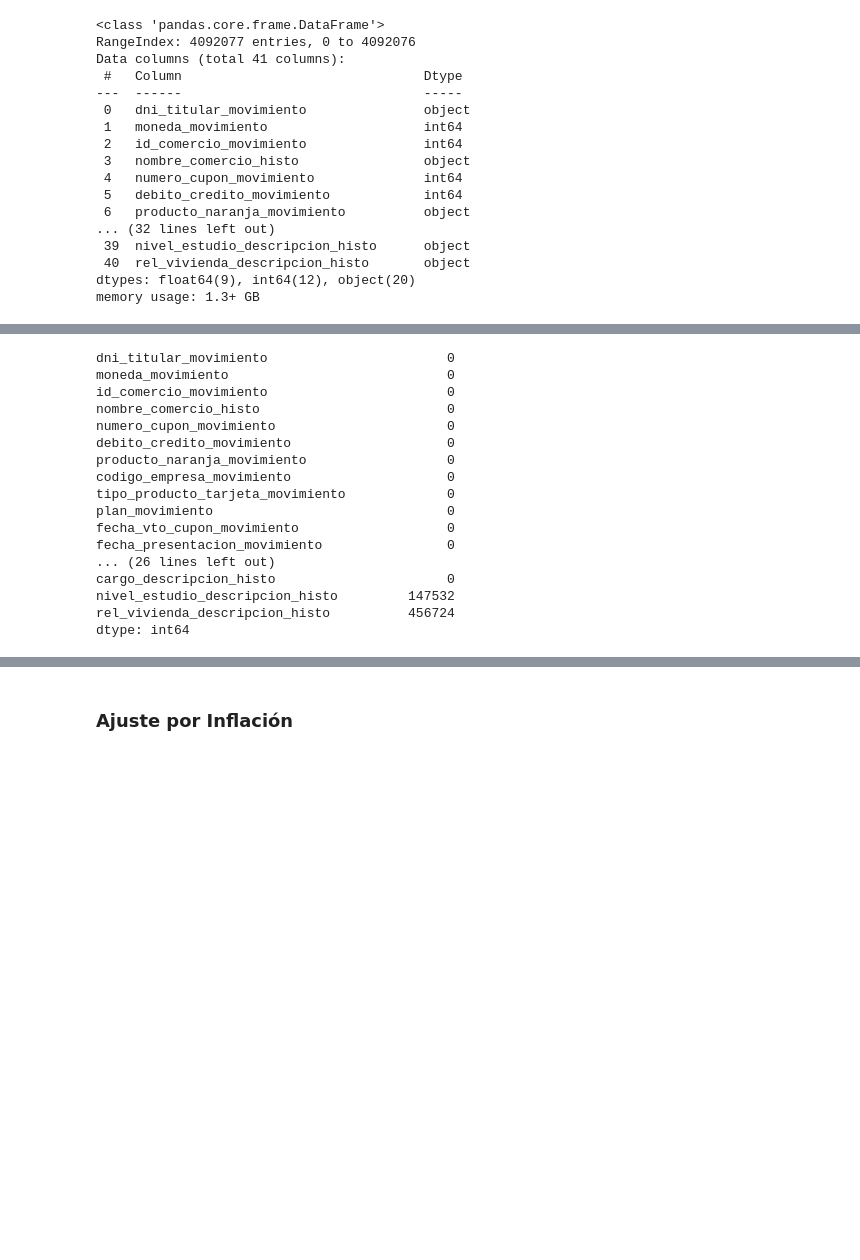
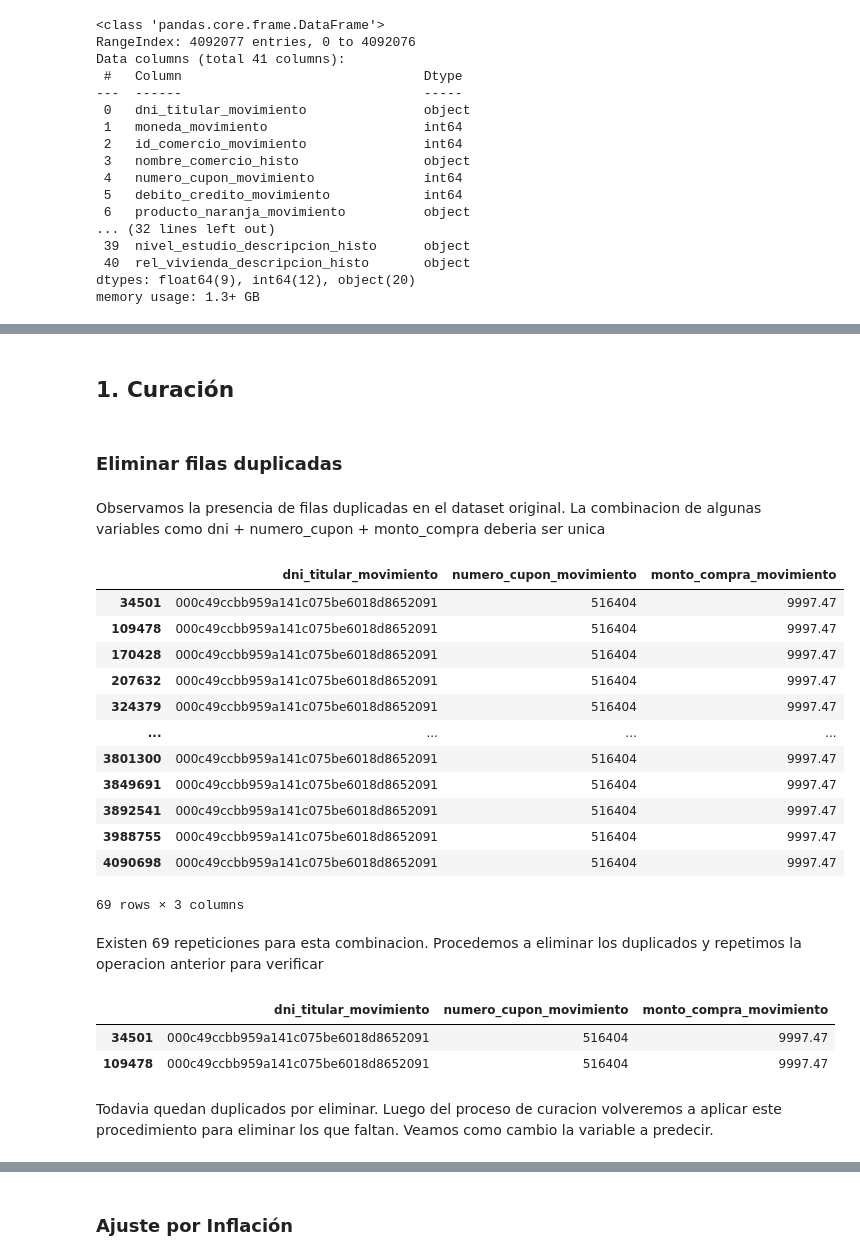
Before and after one commit to JIBarrionuevoGaltier/DiploDatos_2021_Mentoria_Grupo_2, a Jupyter notebook: notebooks_tp2/Trabajo Práctico 2 - Grupo2.ipynb, the cells around one changed output, grey strips where cells are left out. Saved outputs shown, nothing was run; the diff lists cells and outputs as text; code cells hidden in the pictures; blank space fills up the shorter version.

Commit message:
Avances sobre tp2, dataset exportado para no supervisado

```diff
--- a/notebooks_tp2/Trabajo Práctico 2 - Grupo2.ipynb
+++ b/notebooks_tp2/Trabajo Práctico 2 - Grupo2.ipynb
@@ -26,20 +20,18 @@ import pyarrow
 import fastparquet
 import pandas as pd
 import numpy as np
-from sklearn.impute import SimpleImputer
 import missingno as msno
 import matplotlib.pyplot as plt
 import seaborn as sns
 import hashlib as hl
 import re
 
+
+from sklearn.impute import SimpleImputer
+from sklearn.impute import IterativeImputer
 from sklearn.decomposition import PCA
 from sklearn.experimental import enable_iterative_imputer
-from sklearn.impute import IterativeImputer
 from sklearn import (base, decomposition, feature_extraction, impute,
                      neighbors, preprocessing)
 from sklearn.preprocessing import MinMaxScaler
 from unidecode import unidecode
-
-
-pd.set_option('display.max_columns', None)
@@ -50,6 +40,6 @@ pd.set_option('display.max_columns', None)
 # %%
 df_orig = pd.read_parquet("cupones_ds.parquet")
-df = df_orig#.sample(50000)
+df = df_orig.copy()
 # %%
 df
 # %% [output]
@@ -131,20 +94,0 @@ cols = ['dni_titular_movimiento', 'moneda_movimiento', 'id_comercio_movimiento',
-# %%
-df.isna().sum()
-# %% [output]
-dni_titular_movimiento                       0
-moneda_movimiento                            0
-id_comercio_movimiento                       0
-nombre_comercio_histo                        0
-numero_cupon_movimiento                      0
-debito_credito_movimiento                    0
-producto_naranja_movimiento                  0
-codigo_empresa_movimiento                    0
-tipo_producto_tarjeta_movimiento             0
-plan_movimiento                              0
-fecha_vto_cupon_movimiento                   0
-fecha_presentacion_movimiento                0
-... (26 lines left out)
-cargo_descripcion_histo                      0
-nivel_estudio_descripcion_histo         147532
-rel_vivienda_descripcion_histo          456724
-dtype: int64
@@ -152,0 +95,25 @@ df = df[~df.duplicated()]
+# %% [markdown]
+## 1. Curación
+# %% [markdown]
+### Eliminar filas duplicadas
+# %% [markdown]
+Observamos la presencia de filas duplicadas en el dataset original. La combinacion de algunas variables como dni + numero_cupon + monto_compra deberia ser unica
+# %%
+df[(df["numero_cupon_movimiento"] == 516404) &
+   (df["dni_titular_movimiento"] == "000c49ccbb959a141c075be6018d8652091")][['dni_titular_movimiento', 'numero_cupon_movimiento', 'monto_compra_movimiento']]
+# %% [output]
+|  | dni_titular_movimiento | numero_cupon_movimiento | monto_compra_movimiento |
+| 34501 | 000c49ccbb959a141c075be6018d8652091 | 516404 | 9997.47 |
+| 109478 | 000c49ccbb959a141c075be6018d8652091 | 516404 | 9997.47 |
+| 170428 | 000c49ccbb959a141c075be6018d8652091 | 516404 | 9997.47 |
+| 207632 | 000c49ccbb959a141c075be6018d8652091 | 516404 | 9997.47 |
+| 324379 | 000c49ccbb959a141c075be6018d8652091 | 516404 | 9997.47 |
+| ... | ... | ... | ... |
+| 3801300 | 000c49ccbb959a141c075be6018d8652091 | 516404 | 9997.47 |
+| 3849691 | 000c49ccbb959a141c075be6018d8652091 | 516404 | 9997.47 |
+| 3892541 | 000c49ccbb959a141c075be6018d8652091 | 516404 | 9997.47 |
+| 3988755 | 000c49ccbb959a141c075be6018d8652091 | 516404 | 9997.47 |
+| 4090698 | 000c49ccbb959a141c075be6018d8652091 | 516404 | 9997.47 |
+69 rows × 3 columns
+# %% [markdown]
+Existen 69 repeticiones para esta combinacion. Procedemos a eliminar los duplicados y repetimos la operacion anterior para verificar
@@ -153 +122,10 @@ df = df[~df.duplicated()]
+# %%
+df[(df["numero_cupon_movimiento"] == 516404) &
+   (df["dni_titular_movimiento"] == "000c49ccbb959a141c075be6018d8652091")][['dni_titular_movimiento', 'numero_cupon_movimiento', 'monto_compra_movimiento']]
+# %% [output]
+|  | dni_titular_movimiento | numero_cupon_movimiento | monto_compra_movimiento |
+| 34501 | 000c49ccbb959a141c075be6018d8652091 | 516404 | 9997.47 |
+| 109478 | 000c49ccbb959a141c075be6018d8652091 | 516404 | 9997.47 |
+# %% [markdown]
+Todavia quedan duplicados por eliminar. Luego del proceso de curacion volveremos a aplicar este procedimiento para eliminar los que faltan. Veamos como cambio la variable a predecir.
 # %%
```
Also changed, not shown: parts of 93 cells of this notebook, 1 other file.
